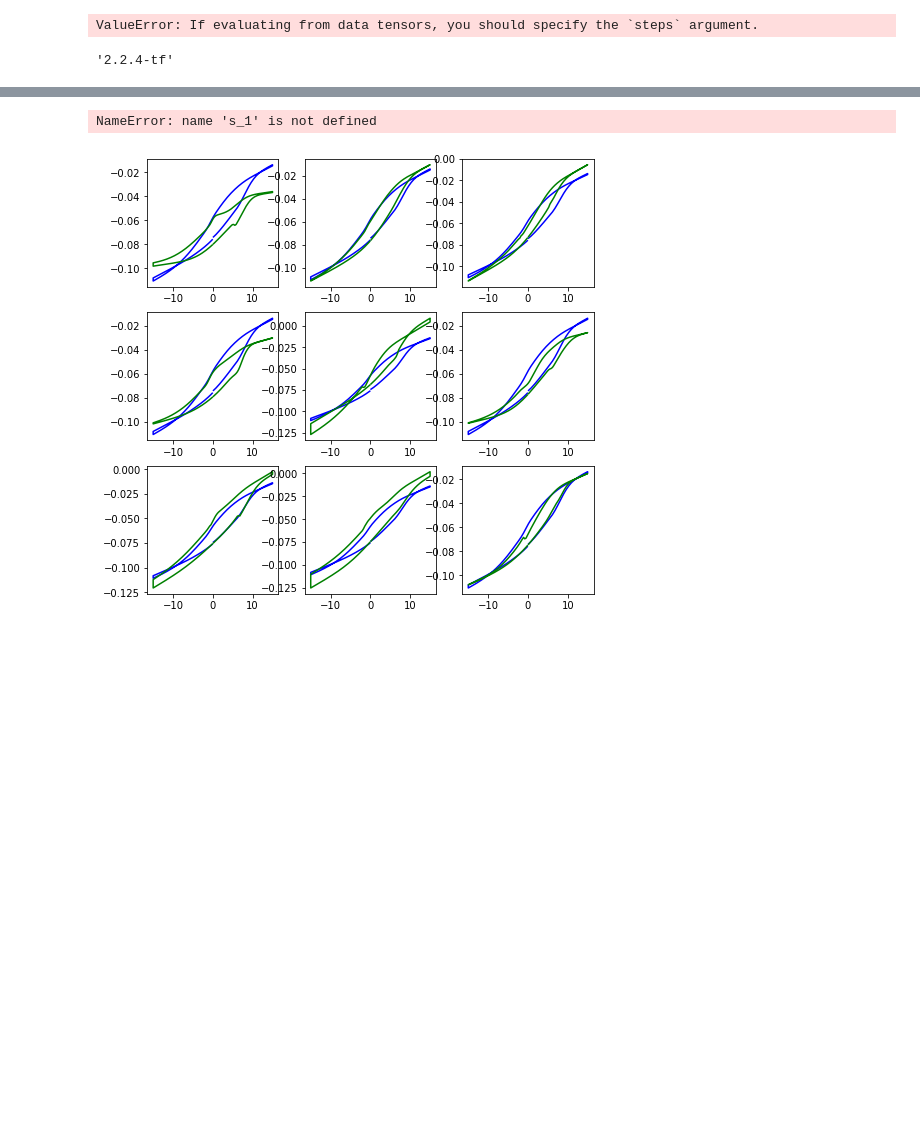
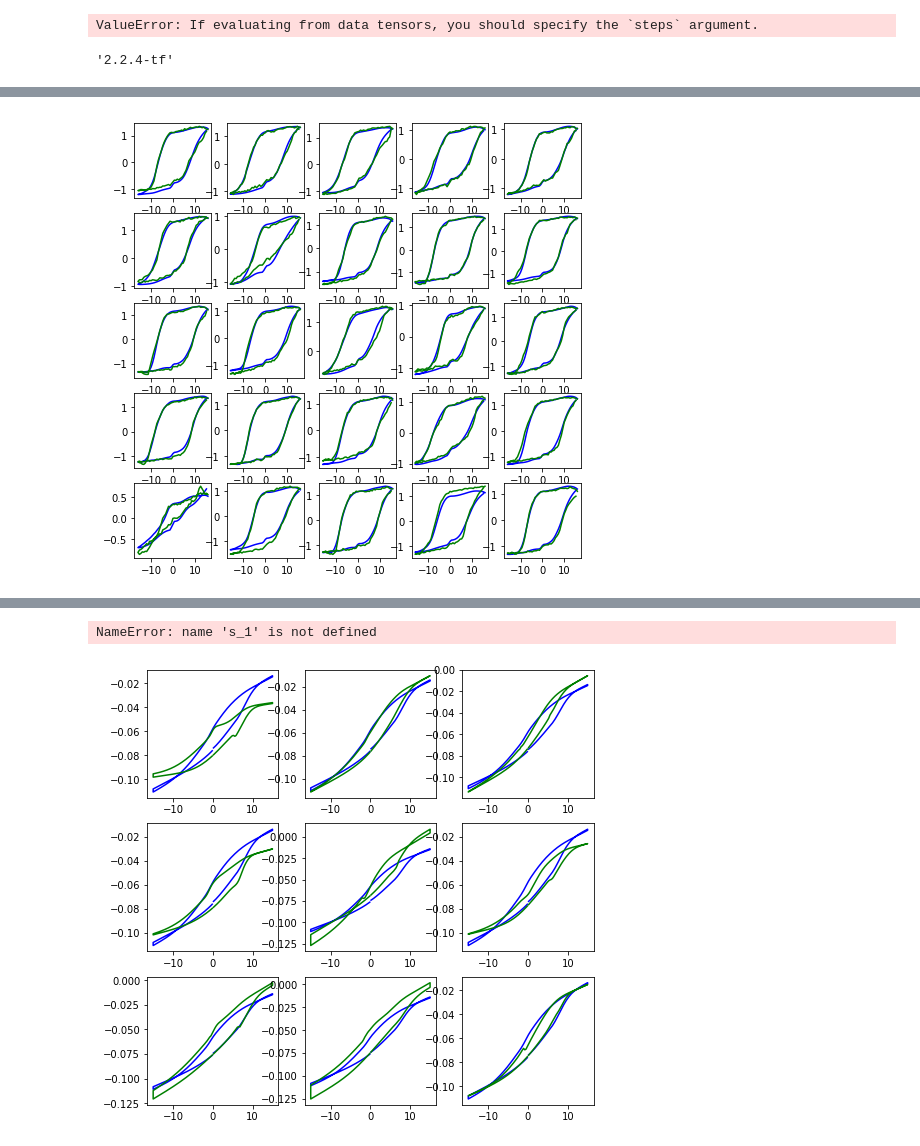
Before and after one commit to shuyuqin/497_MAT_Assignment, a Jupyter notebook: piezoresponse_function.ipynb, the cells around one changed output, grey strips where cells are left out. Drawn from its saved outputs; the diff is of its cells as text; code cells hidden in the pictures; blank space fills up the shorter version.

```diff
--- a/piezoresponse_function.ipynb
+++ b/piezoresponse_function.ipynb
@@ -438,0 +465,13 @@ ________________________________________________________________________________
+# %%
+imported = {'data': io.matlab.loadmat('./Raw_Data/Data.mat'),
+            'validation_data': io.matlab.loadmat('Raw_Data/loop_1.mat')}
+
+# extracts the important information from the raw data
+raw = {'voltage': imported['data']['Voltagedata_mixed'],
+       'piezoresponse': imported['data']['Loopdata_mixed'],
+       'amplitude': imported['data']['OutA2_mixed'],
+       'phase': imported['data']['OutPhi1_mixed'],
+       'resonance': imported['data']['Outw2_mixed'],
+       'quality_factor': imported['data']['OutQ2_mixed'],
+       'val_piezoresponse': imported['validation_data']['piezo_1'],
+       'val_resonance': imported['validation_data']['resonance_loop_1']}
@@ -438,0 +546,5 @@ ________________________________________________________________________________
+# %%
+X = np.atleast_3d(normalized['piezoresponse'])
+Y = np.atleast_3d(normalized['val_piezoresponse'])
+# %%
+model_new = load_model('resnet_jagar_data_16_with_weights')
@@ -438,0 +576,18 @@ ________________________________________________________________________________
+# %%
+result = model_new.predict(X)
+# %%
+f_y5 = X
+f_y6 = Y
+f_fit = result
+
+fig, axs = plt.subplots(5, 5, figsize=(8, 8))
+axs.reshape(-1)
+for i in range (0,5):
+    for j in range(0,5):
+        k = np.random.randint(0, f_y5.shape[0])
+        ax = axs[i,j]
+        #ax.plot(f_y5[k],'r-')
+        ax.plot(normalized['voltage'],f_fit[k],'b-')
+        ax.plot(normalized['voltage'],f_y6[k],'g-')
+# %% [output]
+[figure, added]
```
Also changed, not shown: parts of 56 cells of this notebook, 3 other files.
